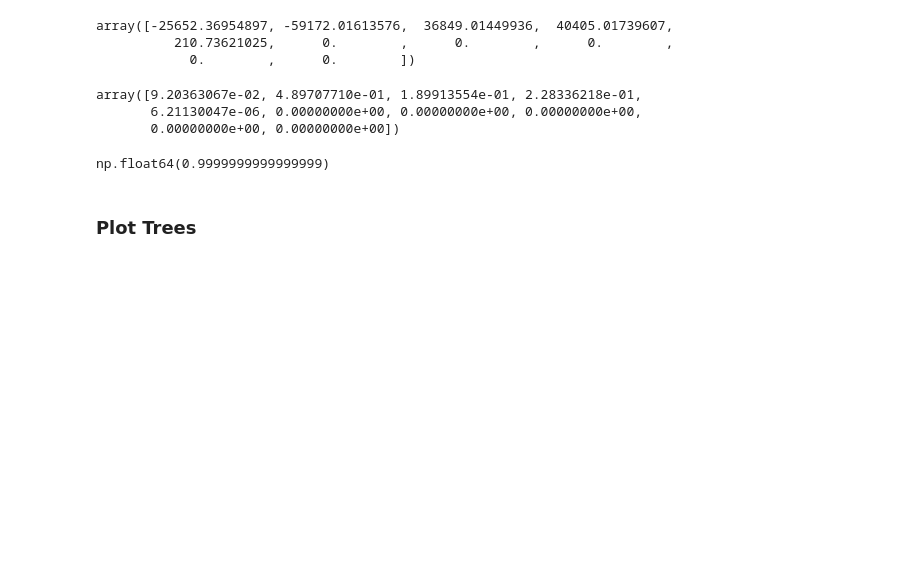
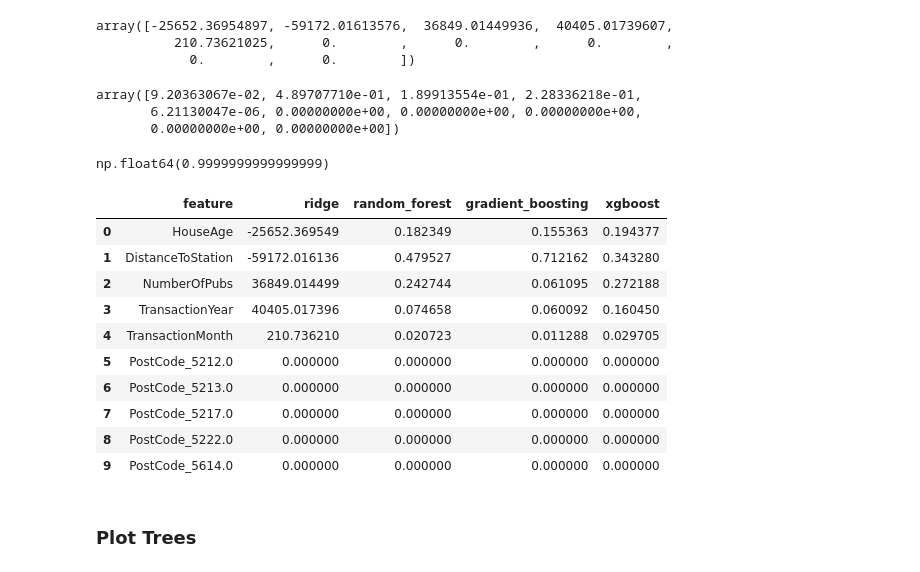
Before and after one commit to hypergalois/HousePricePredictionAPI, a Jupyter notebook: 4.Evaluation.ipynb, the cells around one changed output. Cells and saved outputs as stored; diff of their text form; code cells hidden in the pictures; blank space fills up the shorter version.

```diff
--- a/4.Evaluation.ipynb
+++ b/4.Evaluation.ipynb
@@ -293,2 +313,59 @@ np.float64(0.9999999999999999)
+# %%
+def get_all_feature_importances_combined(fit_models, feature_names):
+    """
+    Dado un diccionario fit_models (modelo -> GridSearchCV),
+    devuelve un solo DataFrame con la estructura:
+
+        feature | ridge | random_forest | gradient_boosting | xgboost
+        ------------------------------------------------------------
+        var1    |  ...  |      ...      |         ...        |   ...
+        var2    |  ...  |      ...      |         ...        |   ...
+        ...     |       |              |                    |
+
+    donde cada columna (excepto 'feature') representa
+    la importancia/coeficiente en uno de los modelos.
+    """
+    # Empezamos un DF base con la columna "feature"
+    df_final = pd.DataFrame({"feature": feature_names})
+
+    # Recorremos cada entrada del diccionario fit_models
+    for model_name, gridcv in fit_models.items():
+        # 1. Extraer el mejor Pipeline (best_estimator_)
+        best_estimator = gridcv.best_estimator_
+
+        # 2. Dentro del Pipeline, localizamos la 'transformedtargetregressor'
+        ttr = best_estimator["transformedtargetregressor"]
+
+        # 3. Extraer su regressor final
+        #    (en algunos casos está en .regressor_, en otros en .regressor).
+        regressor = getattr(ttr, "regressor_", ttr.regressor)
+
+        # 4. Obtener un DF ["feature", "importance"] para este modelo
+        df_temp = get_feature_importances(regressor, feature_names)
+
+        # Renombramos la columna "importance" para que sea el nombre del modelo
+        df_temp.rename(columns={"importance": model_name}, inplace=True)
+
+        # 5. Hacemos un merge con el DF final, para obtener todas las importancias
+        df_final = df_final.merge(df_temp[["feature", model_name]],
+                                  on="feature", how="left")
+
+    return df_final
+# %%
+df_imports = get_all_feature_importances_combined(fit_models, columnas)
+# %%
+df_imports
+# %% [output]
+|  | feature | ridge | random_forest | gradient_boosting | xgboost |
+| 0 | HouseAge | -25652.369549 | 0.182349 | 0.155363 | 0.194377 |
+| 1 | DistanceToStation | -59172.016136 | 0.479527 | 0.712162 | 0.343280 |
+| 2 | NumberOfPubs | 36849.014499 | 0.242744 | 0.061095 | 0.272188 |
+| 3 | TransactionYear | 40405.017396 | 0.074658 | 0.060092 | 0.160450 |
+| 4 | TransactionMonth | 210.736210 | 0.020723 | 0.011288 | 0.029705 |
+| 5 | PostCode_5212.0 | 0.000000 | 0.000000 | 0.000000 | 0.000000 |
+| 6 | PostCode_5213.0 | 0.000000 | 0.000000 | 0.000000 | 0.000000 |
+| 7 | PostCode_5217.0 | 0.000000 | 0.000000 | 0.000000 | 0.000000 |
+| 8 | PostCode_5222.0 | 0.000000 | 0.000000 | 0.000000 | 0.000000 |
+| 9 | PostCode_5614.0 | 0.000000 | 0.000000 | 0.000000 | 0.000000 |
 # %% [markdown]
 ### Plot Trees
```
Also changed, not shown: parts of 8 cells of this notebook.
